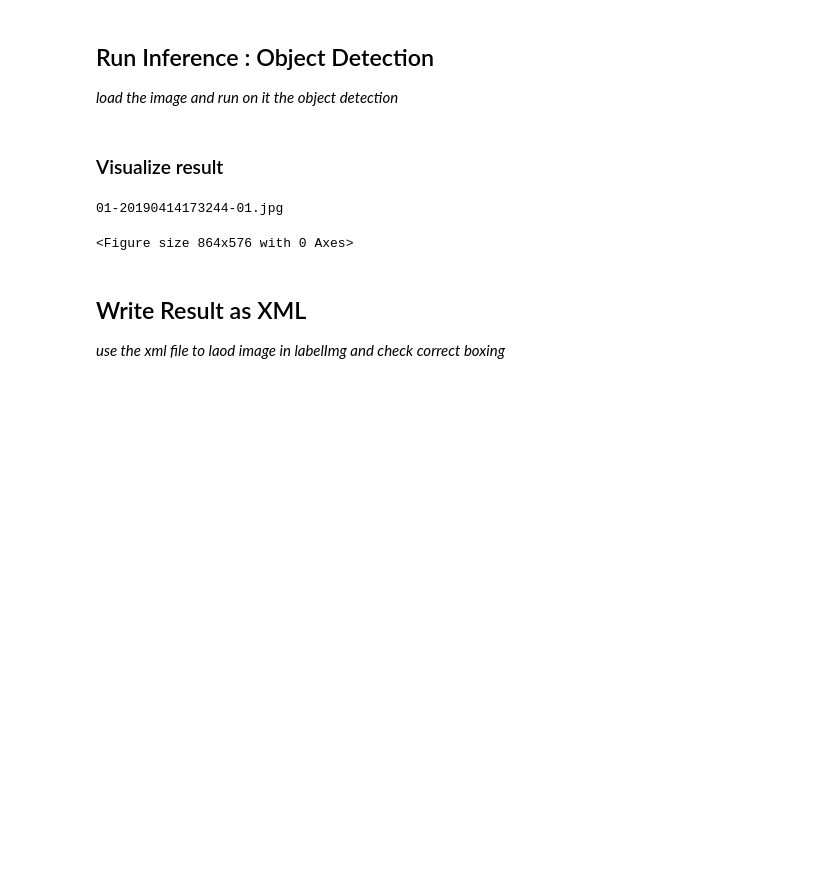
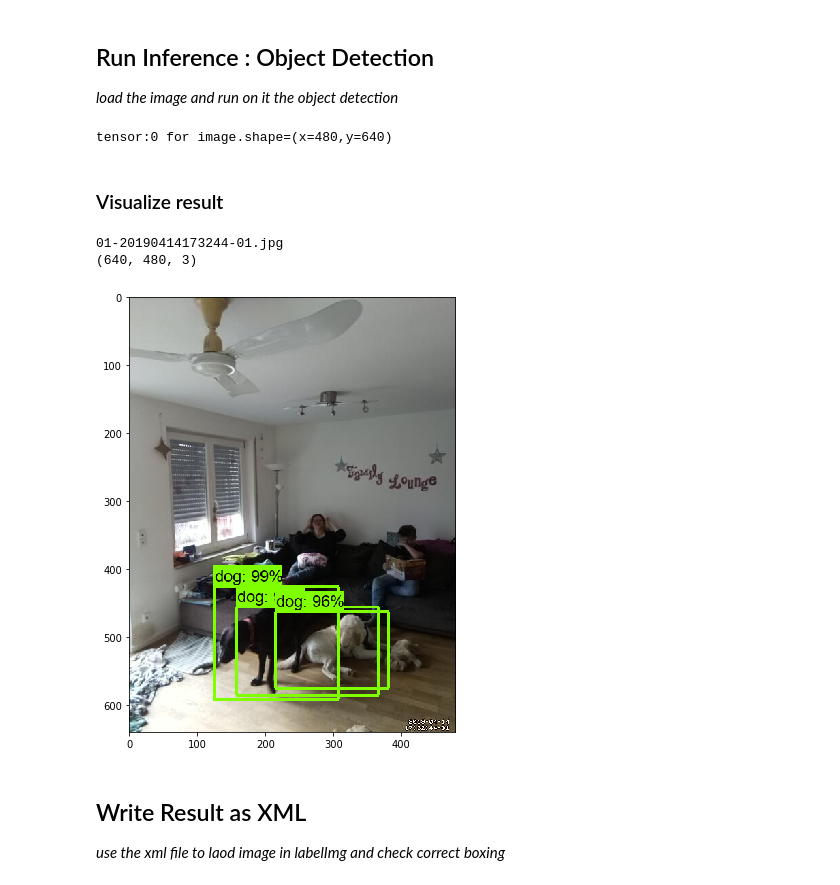
Before and after one commit to Carstig/labinet, a Jupyter notebook: notebook/object_detect_one_image.ipynb, the cells around one changed output. Drawn from its saved outputs; the diff is of its cells as text; code cells hidden in the pictures; blank space fills up the shorter version.

```diff
--- a/notebook/object_detect_one_image.ipynb
+++ b/notebook/object_detect_one_image.ipynb
@@ -43,7 +43,7 @@ except ImportError:
 ## change path, model name etc to your needs
 # %%
 MODEL_NAME = 'inference_graph'   # the result from Step 6 Export Inference Graph
-IMAGE_PATH = 'images'
+IMAGE_PATH = 'images/train'
 IMAGE_NAME = '01-20190414173244-01.jpg'   # cmdline arg
 # Size, in inches, of the output images.
 IMAGE_SIZE = (12, 8)
@@ -72,20 +71,25 @@ _load the image and run on it the object detection_
 # load image
 image =  Image.open(PATH_TO_IMAGE)
 #imshow(np.asarray(image))
+#print(image.shape()
 
 # inference
 output_dict = labinet.object_detect.run_inference_for_single_image(image, detection_graph)
+# %% [output]
+tensor:0 for image.shape=(x=480,y=640)
 # %% [markdown]
 ### Visualize result
 # %%
 image_with_boxes = labinet.object_detect.visualize_boxes_after_detection(image, output_dict, category_index)
 # All the results have been drawn on image. Now display the image.
 plt.figure(figsize=IMAGE_SIZE)
-#plt.imshow(image_with_boxes)
+plt.imshow(image_with_boxes)
 print(IMAGE_NAME)
+print(image_with_boxes.shape)
 # %% [output]
 01-20190414173244-01.jpg
+(640, 480, 3)
-<Figure size 864x576 with 0 Axes>
+[figure, added]
 # %% [markdown]
 ## Write Result as XML
 _use the xml file to laod image in labelImg and check correct boxing_
```
Also changed, not shown: parts of 3 cells of this notebook.
